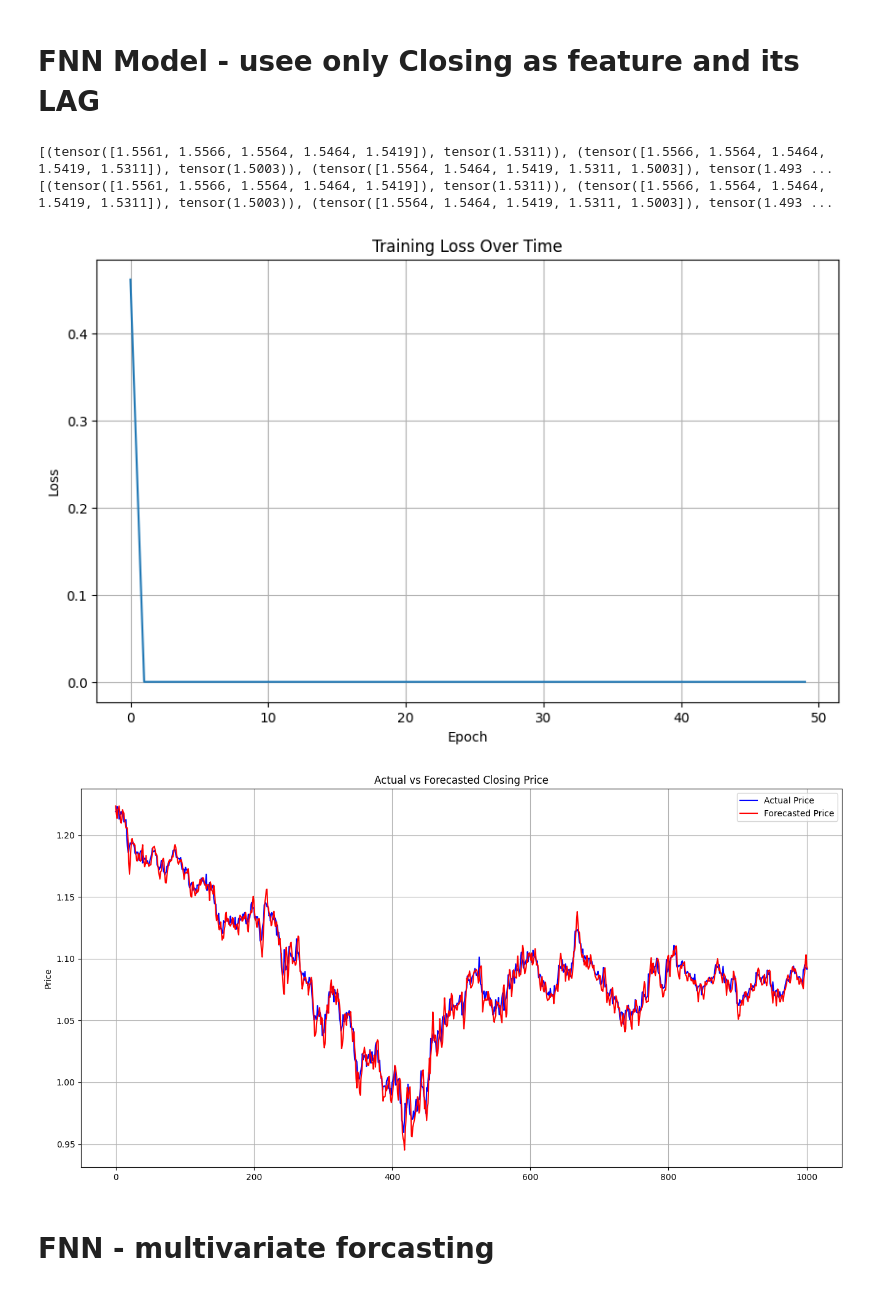
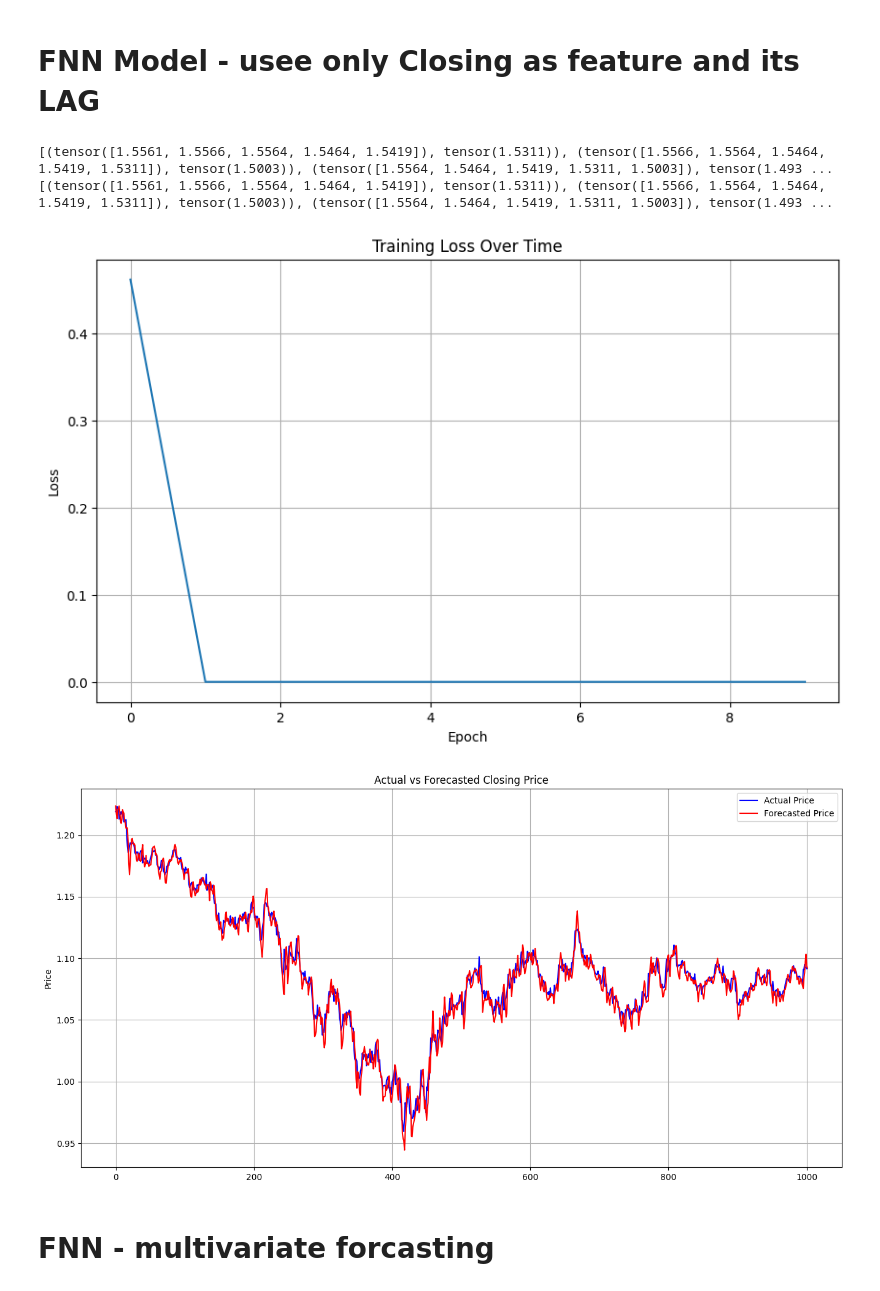
Before and after one commit to D-Mutabazi/Data-Engineering-Projects-and-Coursework, a Jupyter notebook: FNN_Forecast.ipynb, the cells around one changed output. Drawn from its saved outputs; the diff is of its cells as text; code cells hidden in the pictures.

```diff
--- a/FNN_Forecast.ipynb
+++ b/FNN_Forecast.ipynb
@@ -222,7 +222,7 @@ def forward(features):
 
 # Training the neural network
 learning_rate = 0.001
-num_epochs = 50
+num_epochs = 10
 
 # Track loss during training
 train_loss_history = []
@@ -261,11 +261,10 @@ for epoch in range(num_epochs):
             W_output.grad.zero_()
             b_output.grad.zero_()
 
-        epoch_loss += loss.item()
+        epoch_loss += loss.item() # Loss for each batch
 
-    # Average loss for the epoch
-    avg_loss = epoch_loss / len(train_loader)
-    train_loss_history.append(avg_loss)
+    avg_loss = epoch_loss / len(train_loader)   # Average loss for the epoch based on number batches
+    train_loss_history.append(avg_loss) # store avg loss for each epoch
     print_batch_info = 0
 
     if print_batch_info == 1:
@@ -275,34 +274,34 @@ for epoch in range(num_epochs):
 plt.figure(figsize=(10, 6))
 plt.plot(train_loss_history, label="Training Loss")
 plt.xlabel('Epoch')
 plt.ylabel('Loss')
 plt.title('Training Loss Over Time')
 plt.grid(True)
 plt.show()
 
 # Evaluate the model on the test set
 actual_prices = []
 predicted_prices = []
 
 with torch.no_grad():  # Disable gradient computation during testing
     for batch_idx, (features, labels) in enumerate(test_loader):
         predicted_close = forward(features)
         actual_prices.extend(labels.tolist())  # Collect actual prices
         predicted_prices.extend(predicted_close.view(-1).tolist())  # Collect predicted prices
 
 # Plot actual vs predicted prices
 plt.figure(figsize=(16, 8))
 plt.plot(actual_prices, label="Actual Price", color='blue', linestyle='-')
 plt.plot(predicted_prices, label="Forecasted Price", color='red', linestyle='-')
 plt.ylabel('Price')
 plt.title('Actual vs Forecasted Closing Price')
 plt.legend()
 plt.grid(True)
 plt.show()
 # %% [output]
 [(tensor([1.5561, 1.5566, 1.5564, 1.5464, 1.5419]), tensor(1.5311)), (tensor([1.5566, 1.5564, 1.5464, 1.5419, 1.5311]), tensor(1.5003)), (tensor([1.5564, 1.5464, 1.5419, 1.5311, 1.5003]), tensor(1.493 ...
 [(tensor([1.5561, 1.5566, 1.5564, 1.5464, 1.5419]), tensor(1.5311)), (tensor([1.5566, 1.5564, 1.5464, 1.5419, 1.5311]), tensor(1.5003)), (tensor([1.5564, 1.5464, 1.5419, 1.5311, 1.5003]), tensor(1.493 ...
-[figure, old version]
+[figure, new version]
 [figure]
 # %% [markdown]
 # FNN - multivariate forcasting
```
Also changed, not shown: parts of 2 cells of this notebook.
